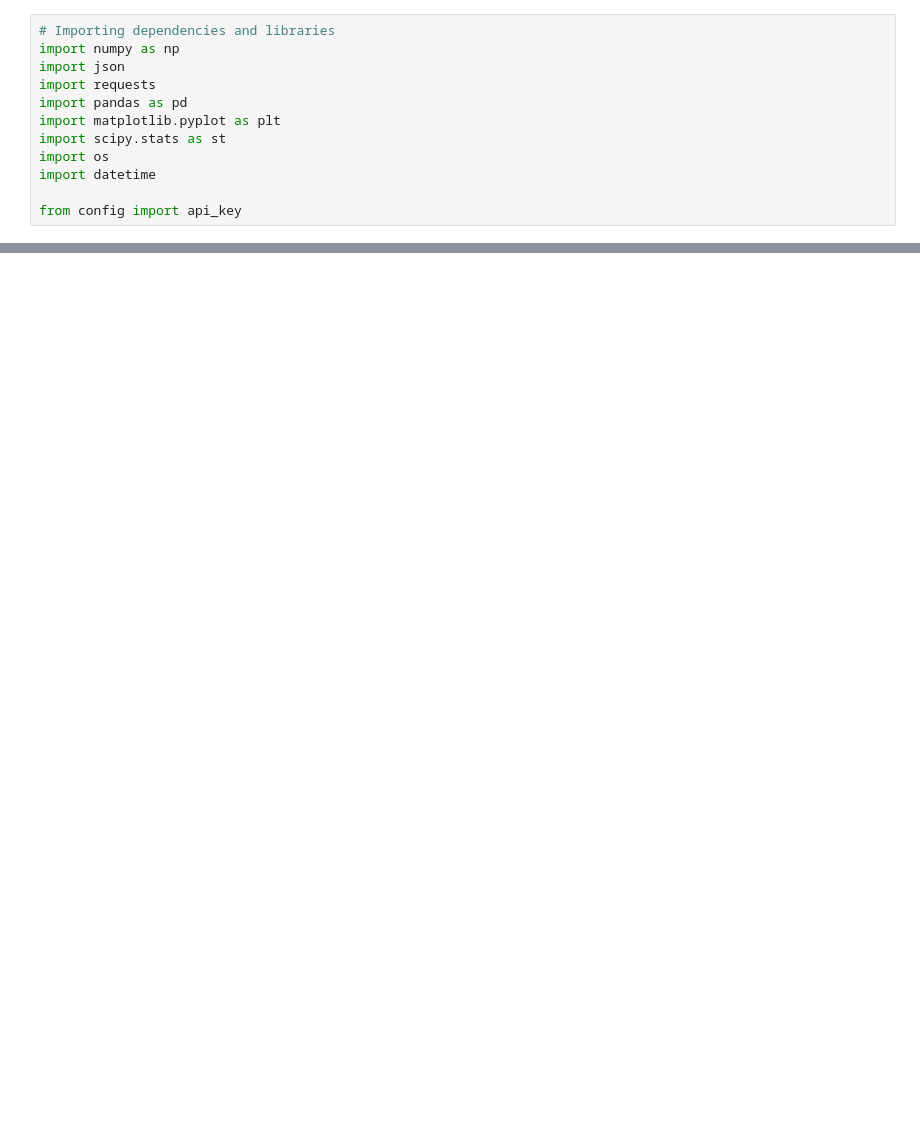
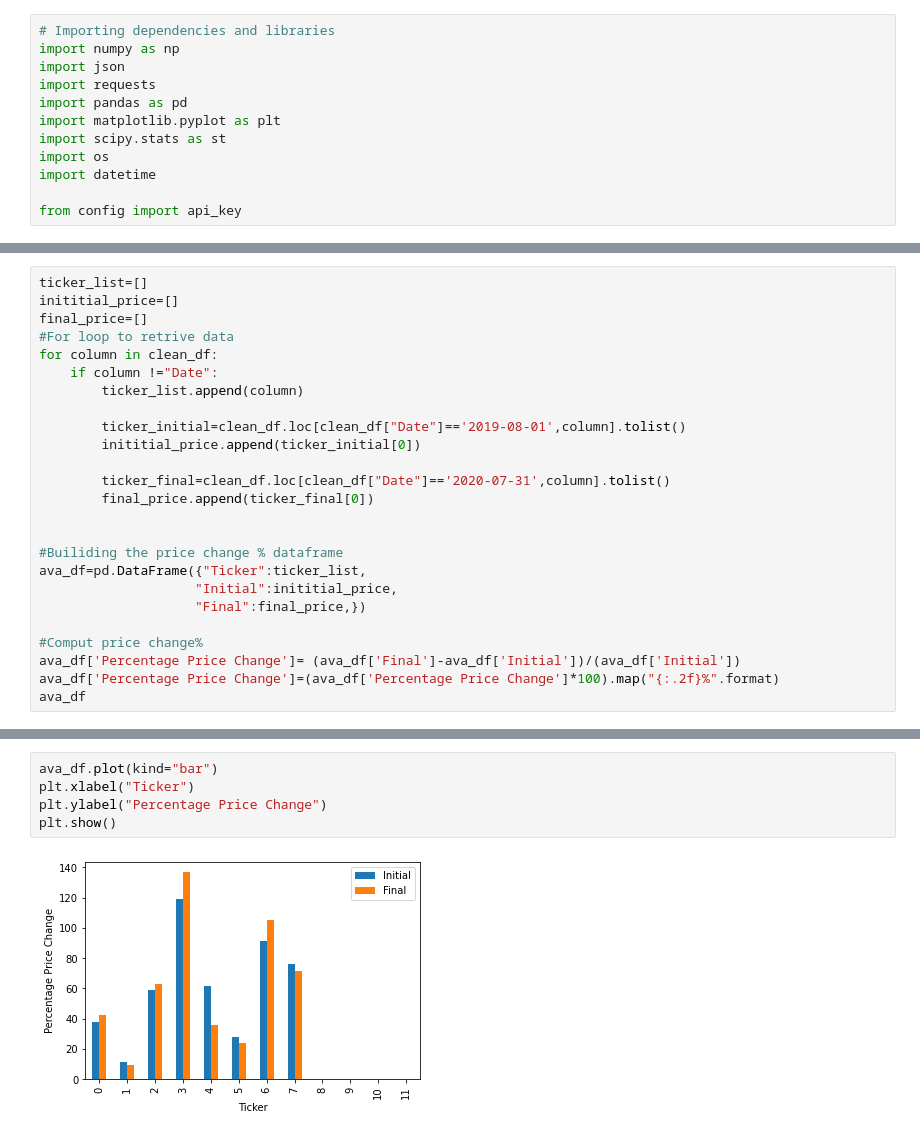
Before and after one commit to Dinorobie/stocks-covid, a Jupyter notebook: stock_data.ipynb, the cells around one changed output, grey strips where cells are left out. Drawn from its saved outputs; the diff is of its cells as text; blank space fills up the shorter version.

Commit message:
Bar Graphs and avarage tabel

```diff
--- a/stock_data.ipynb
+++ b/stock_data.ipynb
@@ -140,0 +131,25 @@ clean_df.describe()
+# %%
+ticker_list=[]
+inititial_price=[]
+final_price=[]
+#For loop to retrive data
+for column in clean_df:
+    if column !="Date":
+        ticker_list.append(column)
+
+        ticker_initial=clean_df.loc[clean_df["Date"]=='2019-08-01',column].tolist()
+        inititial_price.append(ticker_initial[0])
+
+        ticker_final=clean_df.loc[clean_df["Date"]=='2020-07-31',column].tolist()
+        final_price.append(ticker_final[0])
+
+
+#Builiding the price change % dataframe
+ava_df=pd.DataFrame({"Ticker":ticker_list,
+                    "Initial":inititial_price,
+                    "Final":final_price,})
+
+#Comput price change%
+ava_df['Percentage Price Change']= (ava_df['Final']-ava_df['Initial'])/(ava_df['Initial'])
+ava_df['Percentage Price Change']=(ava_df['Percentage Price Change']*100).map("{:.2f}%".format)
+ava_df
@@ -140,0 +187,7 @@ clean_df.describe()
+# %%
+ava_df.plot(kind="bar")
+plt.xlabel("Ticker")
+plt.ylabel("Percentage Price Change")
+plt.show()
+# %% [output]
+[figure, added]
```
Also changed, not shown: parts of 8 cells of this notebook, 1 other file.
